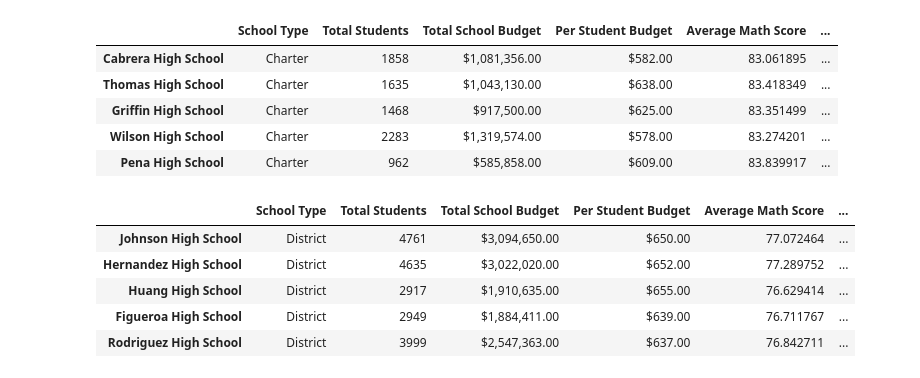
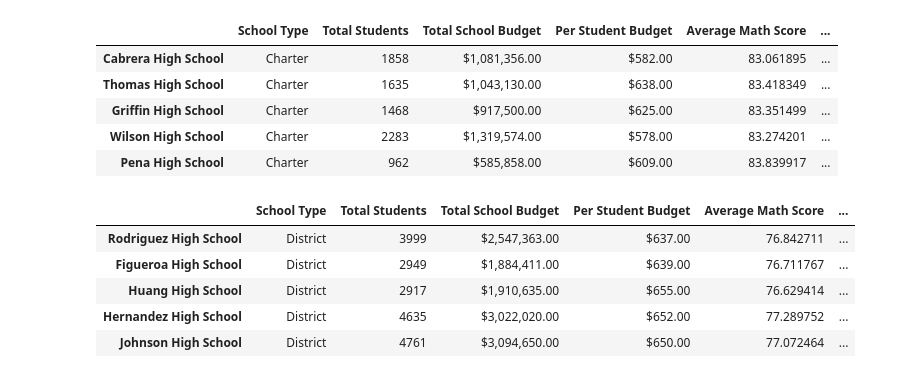
Before and after one commit to harg74/school_district_analysis, a Jupyter notebook: PyCitySchools.ipynb, the cells around one changed output. Drawn from its saved outputs; the diff is of its cells as text; code cells hidden in the pictures.

Commit message:
high-low performing schools

```diff
--- a/PyCitySchools.ipynb
+++ b/PyCitySchools.ipynb
@@ -834,11 +835,12 @@ top_schools.head()
 | Pena High School | Charter | 962 | $585,858.00 | $609.00 | 83.839917 | ... |
 # %%
 # Sort and show bottom five schools.
-bottom_schools=per_School_summary_df.sort_values(['% Overall Passing'])
+bottom_schools=per_school_summary_df.sort_values(['% Overall Passing'])
+bottom_schools.head()
 # %% [output]
 |  | School Type | Total Students | Total School Budget | Per Student Budget | Average Math Score | ... |
+| Rodriguez High School | District | 3999 | $2,547,363.00 | $637.00 | 76.842711 | ... |
+| Figueroa High School | District | 2949 | $1,884,411.00 | $639.00 | 76.711767 | ... |
+| Huang High School | District | 2917 | $1,910,635.00 | $655.00 | 76.629414 | ... |
+| Hernandez High School | District | 4635 | $3,022,020.00 | $652.00 | 77.289752 | ... |
 | Johnson High School | District | 4761 | $3,094,650.00 | $650.00 | 77.072464 | ... |
-| Hernandez High School | District | 4635 | $3,022,020.00 | $652.00 | 77.289752 | ... |
-| Huang High School | District | 2917 | $1,910,635.00 | $655.00 | 76.629414 | ... |
-| Figueroa High School | District | 2949 | $1,884,411.00 | $639.00 | 76.711767 | ... |
-| Rodriguez High School | District | 3999 | $2,547,363.00 | $637.00 | 76.842711 | ... |
```
Also changed, not shown: parts of 1 cell of this notebook.
